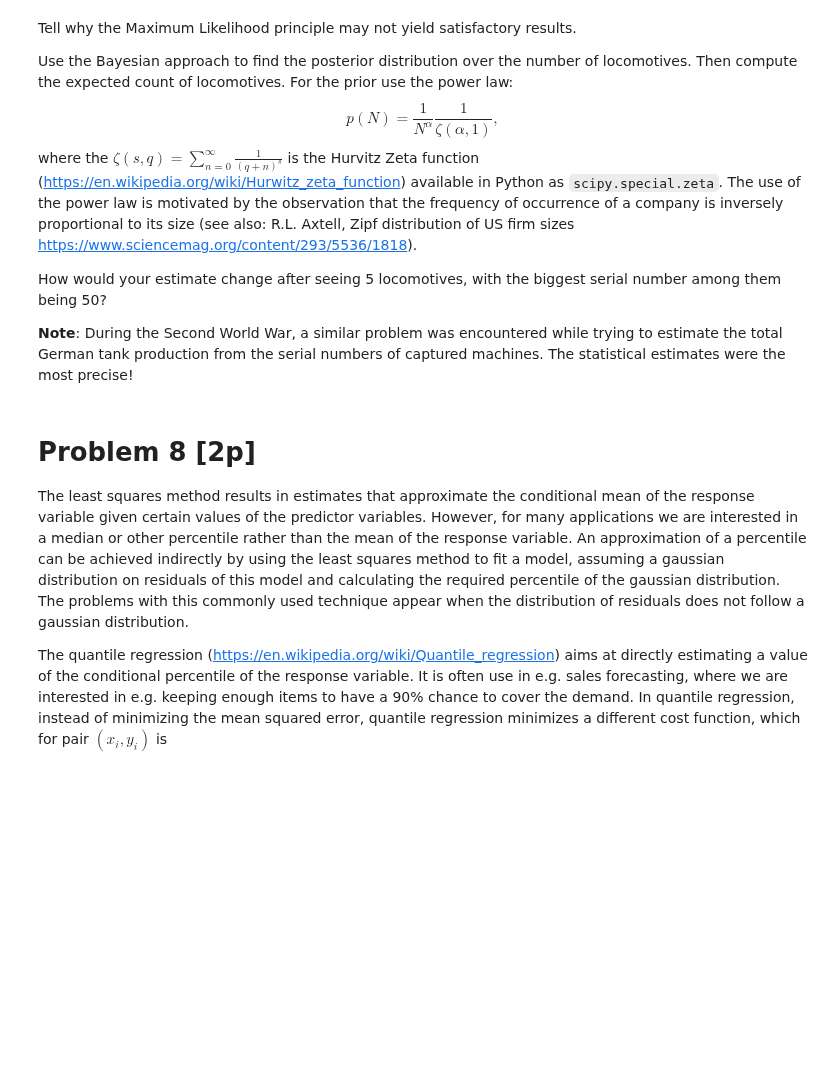
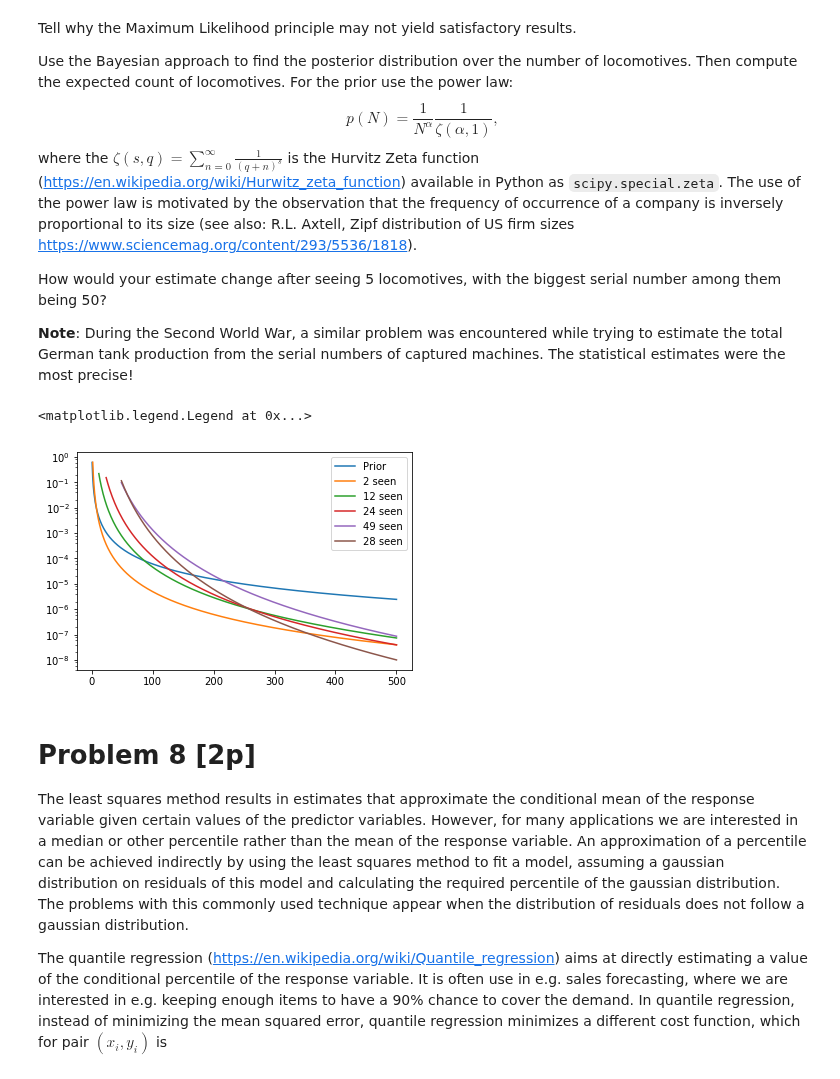
Before and after one commit to sequba/nn_assignments, a Jupyter notebook: assignment3/Assignment3.ipynb, the cells around one changed output. Saved outputs shown, nothing was run; the diff lists cells and outputs as text; code cells hidden in the pictures; blank space fills up the shorter version.

```diff
--- a/assignment3/Assignment3.ipynb
+++ b/assignment3/Assignment3.ipynb
@@ -589,6 +589,32 @@ xlim(pl_min, pl_max)
   encountered while trying to estimate the total German tank
   production from the serial numbers of captured machines. The
   statistical estimates were the most precise!
+# %%
+from scipy.special import zeta
+
+def power_law(N, alpha=2.0):
+    z = zeta(alpha, 1)
+    return 1./N**alpha/z
+
+def pbty(x,N):
+    def for_one(n):
+        return 1./n if x <= n else 0.
+    return np.array([ for_one(n) for n in N ])
+
+space = np.linspace(1,500,500)
+likelyhood = power_law(space) # prior
+likelyhood /= np.sum(likelyhood) # normalization
+semilogy(space, likelyhood, label="Prior")
+
+examples_seen = np.random.randint(1,50,5)
+for x in examples_seen:
+    likelyhood *= pbty(x, space) # update likelyhood
+    likelyhood /= np.sum(likelyhood) # normalization
+    semilogy(space, likelyhood, label="{0} seen".format(x))
+legend()
+# %% [output]
+<matplotlib.legend.Legend at 0x...>
+[figure, added]
 # %% [markdown]
 # Problem 8 [2p]
 
```
